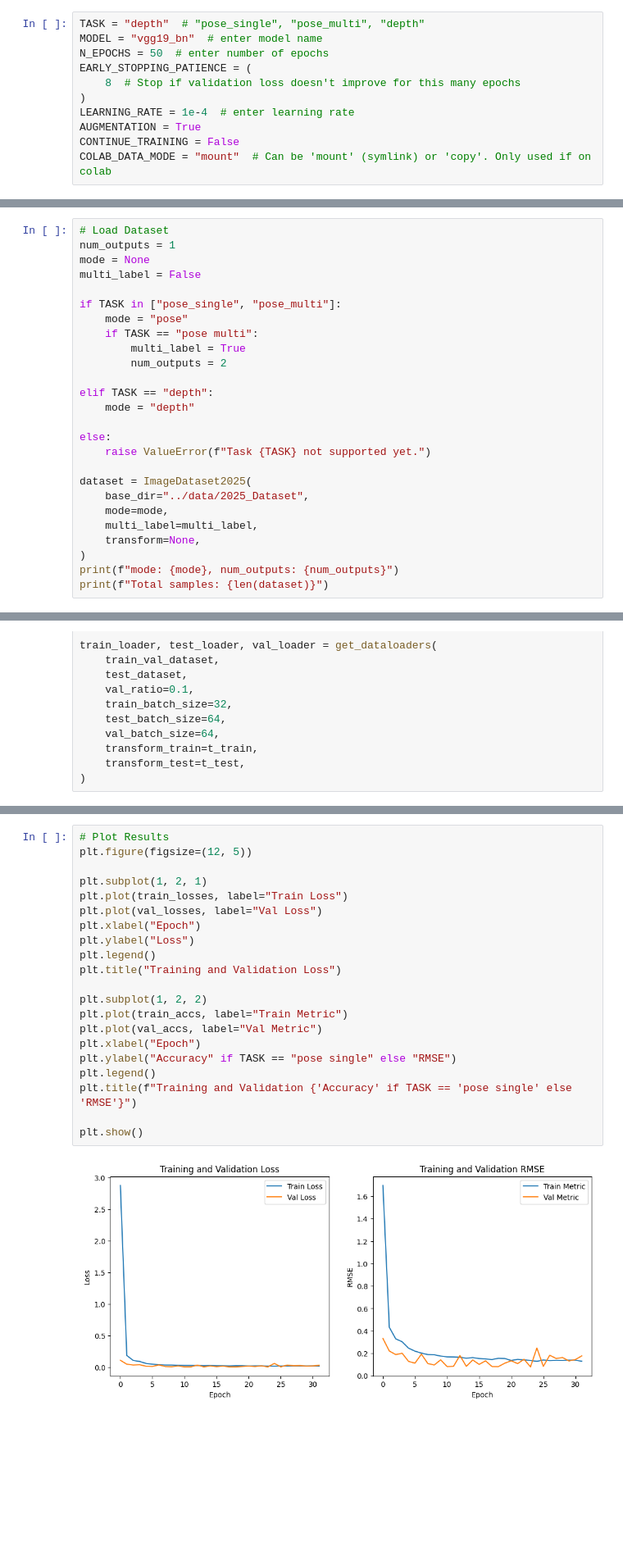
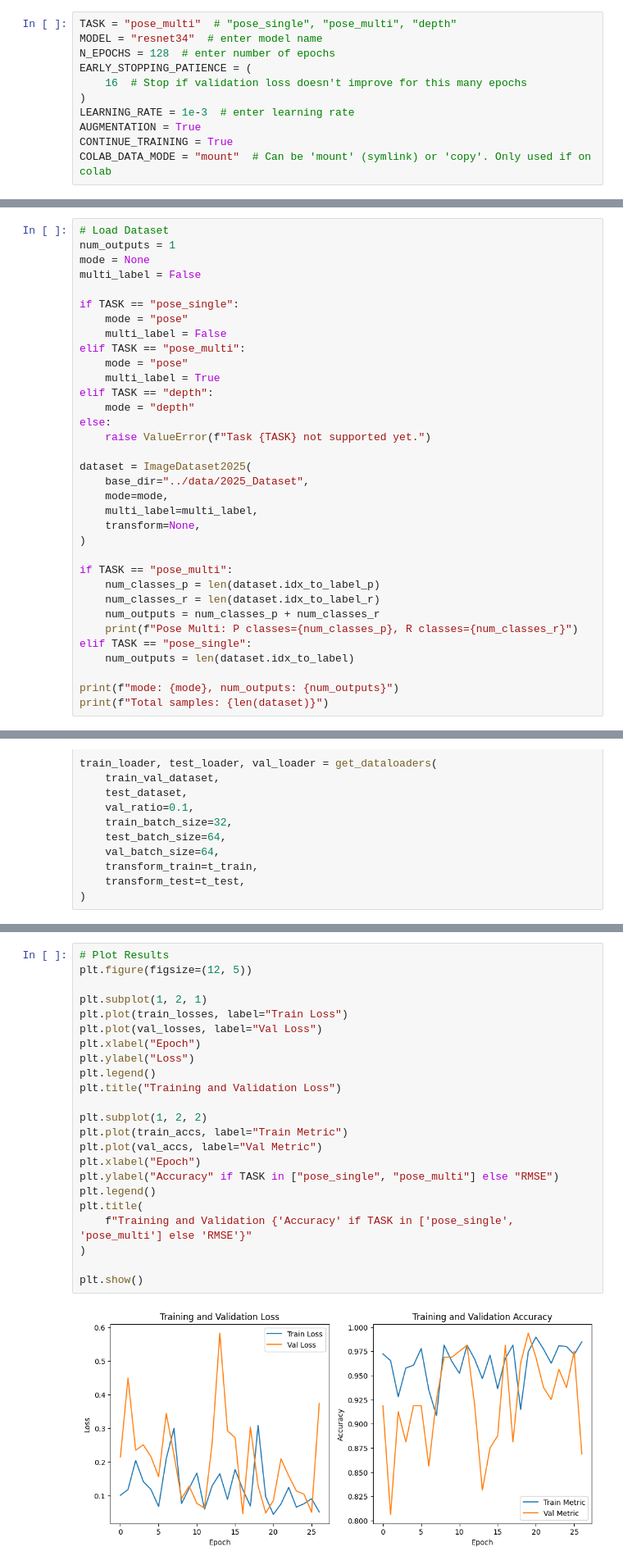
Before and after one commit to chihuangliu/microrobot-dl, a Jupyter notebook: notebooks/training.ipynb, the cells around one changed output, grey strips where cells are left out. Shown at 82% size. Drawn from its saved outputs; the diff is of its cells as text; blank space fills up the shorter version.

Commit message:
run pose multi experiments

```diff
--- a/notebooks/training.ipynb
+++ b/notebooks/training.ipynb
@@ -1,13 +1,13 @@
 # %%
-TASK = "depth"  # "pose_single", "pose_multi", "depth"
-MODEL = "vgg19_bn"  # enter model name
-N_EPOCHS = 50  # enter number of epochs
+TASK = "pose_multi"  # "pose_single", "pose_multi", "depth"
+MODEL = "resnet34"  # enter model name
+N_EPOCHS = 128  # enter number of epochs
 EARLY_STOPPING_PATIENCE = (
-    8  # Stop if validation loss doesn't improve for this many epochs
+    16  # Stop if validation loss doesn't improve for this many epochs
 )
-LEARNING_RATE = 1e-4  # enter learning rate
+LEARNING_RATE = 1e-3  # enter learning rate
 AUGMENTATION = True
-CONTINUE_TRAINING = False
+CONTINUE_TRAINING = True
 COLAB_DATA_MODE = "mount"  # Can be 'mount' (symlink) or 'copy'. Only used if on colab
 # %%
 ### Setup if using colab ###
@@ -141,15 +141,14 @@ num_outputs = 1
 mode = None
 multi_label = False
 
-if TASK in ["pose_single", "pose_multi"]:
+if TASK == "pose_single":
     mode = "pose"
-    if TASK == "pose multi":
-        multi_label = True
-        num_outputs = 2
-
+    multi_label = False
+elif TASK == "pose_multi":
+    mode = "pose"
+    multi_label = True
 elif TASK == "depth":
     mode = "depth"
-
 else:
     raise ValueError(f"Task {TASK} not supported yet.")
 
@@ -159,6 +158,15 @@ dataset = ImageDataset2025(
     multi_label=multi_label,
     transform=None,
 )
+
+if TASK == "pose_multi":
+    num_classes_p = len(dataset.idx_to_label_p)
+    num_classes_r = len(dataset.idx_to_label_r)
+    num_outputs = num_classes_p + num_classes_r
+    print(f"Pose Multi: P classes={num_classes_p}, R classes={num_classes_r}")
+elif TASK == "pose_single":
+    num_outputs = len(dataset.idx_to_label)
+
 print(f"mode: {mode}, num_outputs: {num_outputs}")
 print(f"Total samples: {len(dataset)}")
 # %% [output]
@@ -386,26 +429,28 @@ Epoch 12/50 - Train Loss: 0.0280 RMSE: 0.1673 | Val Loss: 0.0070 RMSE: 0.0834
 # %%
 # Plot Results
 plt.figure(figsize=(12, 5))
 
 plt.subplot(1, 2, 1)
 plt.plot(train_losses, label="Train Loss")
 plt.plot(val_losses, label="Val Loss")
 plt.xlabel("Epoch")
 plt.ylabel("Loss")
 plt.legend()
 plt.title("Training and Validation Loss")
 
 plt.subplot(1, 2, 2)
 plt.plot(train_accs, label="Train Metric")
 plt.plot(val_accs, label="Val Metric")
 plt.xlabel("Epoch")
-plt.ylabel("Accuracy" if TASK == "pose single" else "RMSE")
+plt.ylabel("Accuracy" if TASK in ["pose_single", "pose_multi"] else "RMSE")
 plt.legend()
-plt.title(f"Training and Validation {'Accuracy' if TASK == 'pose single' else 'RMSE'}")
+plt.title(
+    f"Training and Validation {'Accuracy' if TASK in ['pose_single', 'pose_multi'] else 'RMSE'}"
+)
 
 plt.show()
 # %% [output]
-[figure, old version]
+[figure, new version]
 # %%
 # Test Evaluation
 # Load best checkpoint
```
Also changed, not shown: parts of 5 cells of this notebook, 6 other files.
